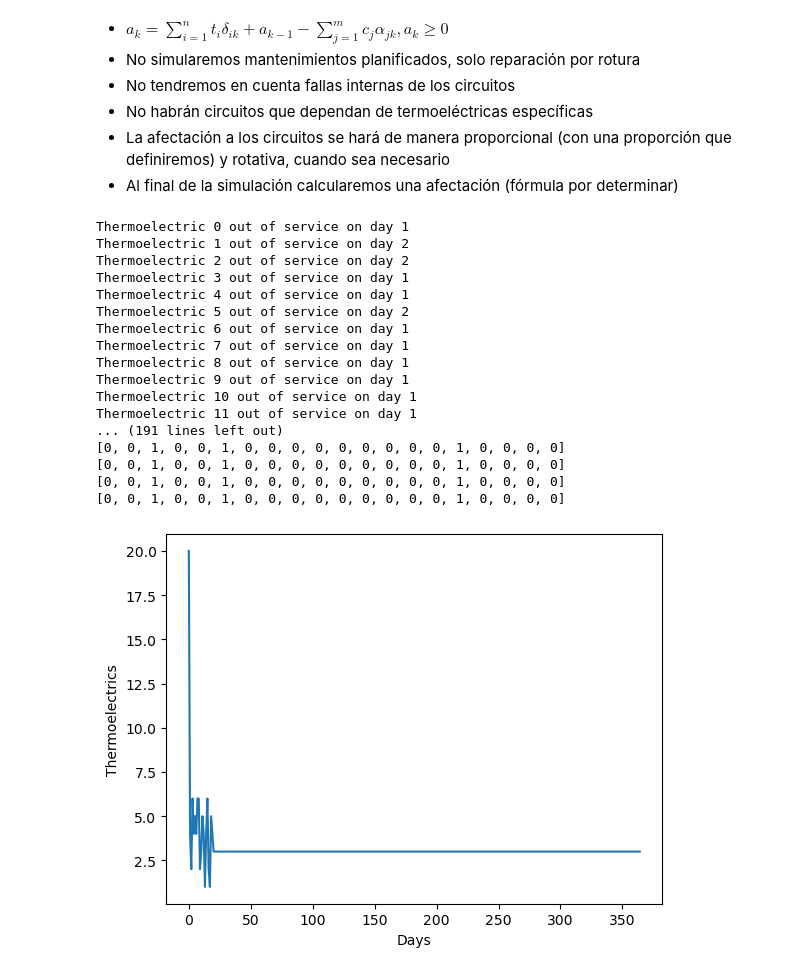
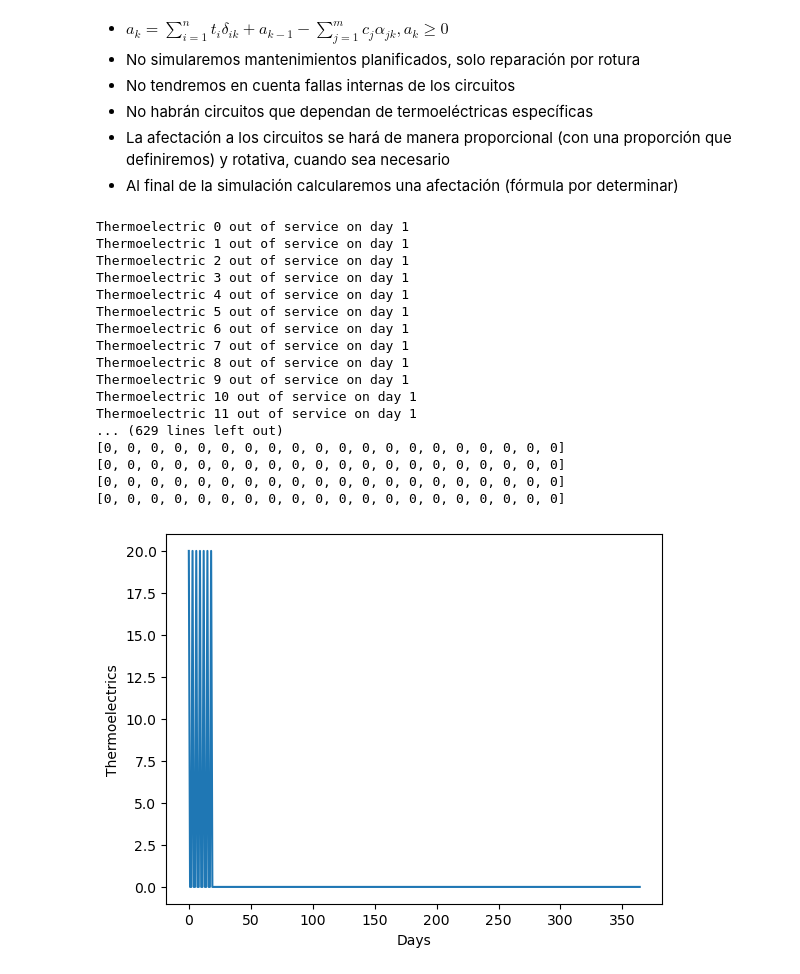
Before and after one commit to DanielMPMatCom/Simulation-First-Project-Thermoelectric, a Jupyter notebook: thermoelectric.ipynb, the cells around one changed output. Cells and saved outputs as stored; diff of their text form; code cells hidden in the pictures.

```diff
--- a/thermoelectric.ipynb
+++ b/thermoelectric.ipynb
@@ -92,43 +92,43 @@ def simulate(N, M, K, handler:Handler ,seed=0):
 
     return [thermoelectrics_state, circuits_state]
 # %%
-thermoelectrics, circuits = simulate(20, 15, 365, RRHandler())
+thermoelectrics, circuits = simulate(1, 15, 365, RRHandler())
 
-for i in range(60):
+for i in range(365):
     print(thermoelectrics[i])
 # %% [output]
 Thermoelectric 0 out of service on day 1
-Thermoelectric 1 out of service on day 2
-Thermoelectric 2 out of service on day 2
+Thermoelectric 1 out of service on day 1
+Thermoelectric 2 out of service on day 1
 Thermoelectric 3 out of service on day 1
 Thermoelectric 4 out of service on day 1
-Thermoelectric 5 out of service on day 2
+Thermoelectric 5 out of service on day 1
 Thermoelectric 6 out of service on day 1
 Thermoelectric 7 out of service on day 1
 Thermoelectric 8 out of service on day 1
 Thermoelectric 9 out of service on day 1
 Thermoelectric 10 out of service on day 1
 Thermoelectric 11 out of service on day 1
-... (191 lines left out)
-[0, 0, 1, 0, 0, 1, 0, 0, 0, 0, 0, 0, 0, 0, 0, 1, 0, 0, 0, 0]
-[0, 0, 1, 0, 0, 1, 0, 0, 0, 0, 0, 0, 0, 0, 0, 1, 0, 0, 0, 0]
-[0, 0, 1, 0, 0, 1, 0, 0, 0, 0, 0, 0, 0, 0, 0, 1, 0, 0, 0, 0]
-[0, 0, 1, 0, 0, 1, 0, 0, 0, 0, 0, 0, 0, 0, 0, 1, 0, 0, 0, 0]
+... (629 lines left out)
+[0, 0, 0, 0, 0, 0, 0, 0, 0, 0, 0, 0, 0, 0, 0, 0, 0, 0, 0, 0]
+[0, 0, 0, 0, 0, 0, 0, 0, 0, 0, 0, 0, 0, 0, 0, 0, 0, 0, 0, 0]
+[0, 0, 0, 0, 0, 0, 0, 0, 0, 0, 0, 0, 0, 0, 0, 0, 0, 0, 0, 0]
+[0, 0, 0, 0, 0, 0, 0, 0, 0, 0, 0, 0, 0, 0, 0, 0, 0, 0, 0, 0]
 # %%
 
 import matplotlib.pyplot as plt
 
 plt.plot([sum(x) for x in thermoelectrics])
 plt.ylabel('Thermoelectrics')
 plt.xlabel('Days')
 plt.show()
 
 # save for every day the number of thermoelectrics that are working in excel file
 import pandas
 
-columns = [f"Thermoelectric {i}" for i in range(20)]
-rows = [f"Day {i}" for i in range(365)]
+# columns = [f"Thermoelectric {i}" for i in range(60)]
+# rows = [f"Day {i}" for i in range(365)]
 
-df = pandas.DataFrame(thermoelectrics, columns=columns, index=rows)
+# df = pandas.DataFrame(thermoelectrics, columns=columns, index=rows)
 # %% [output]
-[figure, old version]
+[figure, new version]
```
Also changed, not shown: 7 other files.
